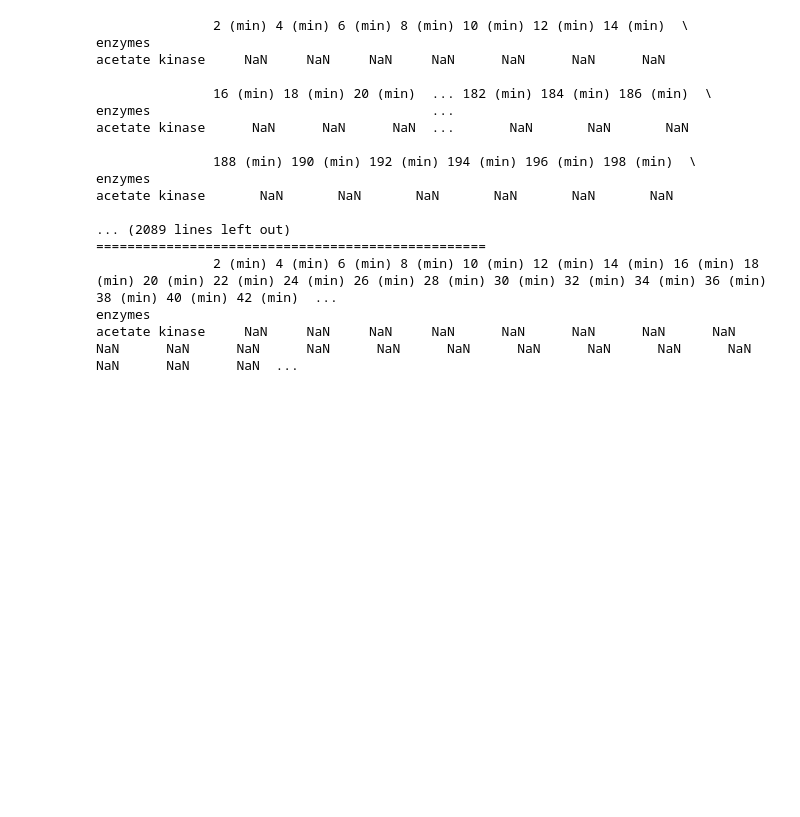
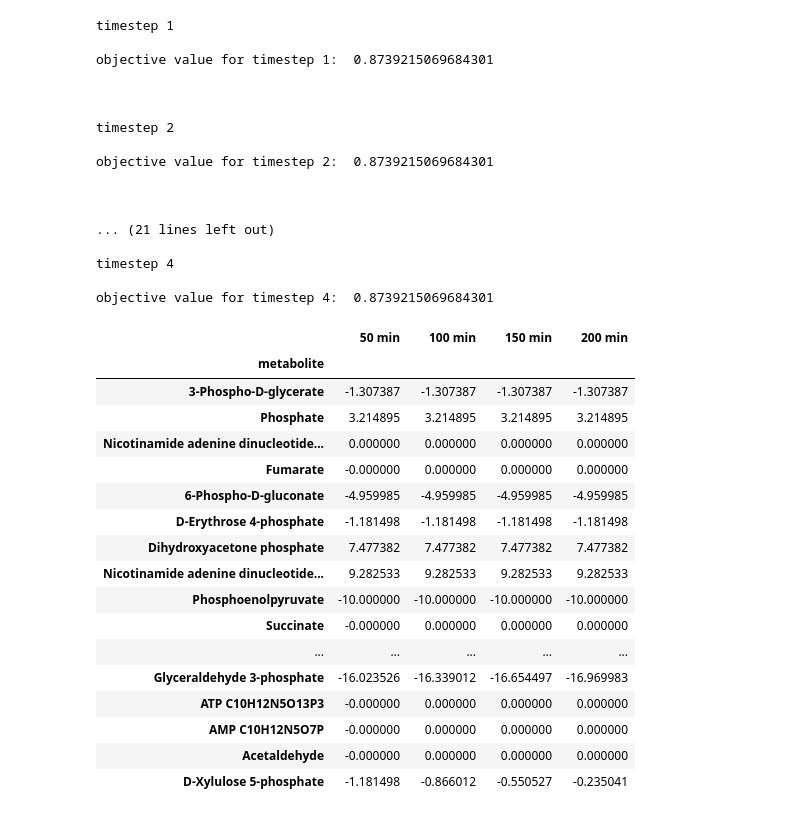
Before and after one commit to freiburgermsu/cFBA, a Jupyter notebook: examples/sample_dataset.ipynb, the cells around one changed output. Drawn from its saved outputs; the diff is of its cells as text; code cells hidden in the pictures; blank space fills up the shorter version.

```diff
--- a/examples/sample_dataset.ipynb
+++ b/examples/sample_dataset.ipynb
@@ -3,8 +3,8 @@ from scipy.constants import micro, milli
 
 # define the initial conditions and kinetics data
 initial_conc = {
-    'Acetyl phosphate': 0.1,
-    'ADP': 0.3
+    'Acetyl phosphate': 0.8,
+    'ADP': 1
 }
 
 kinetics_data = {
@@ -38,33 +38,57 @@ kinetics_data = {
 
 # define inital conditions
 total_minutes = 200
-timestep = 2
+timestep = 50
 temp_c = 25
 ph = 7
 # %%
 import cobra
+import pandas
 %run ../dfbapy/dfba.py
 
-
+pandas.set_option('max_rows', None)
 
 # initiate the dFBA object
 dfba = dFBA('e_coli_core.xml',  kinetics_data, verbose = False, printing = True)
-dfba.simulate(initial_conc, total_minutes, timestep, temp_c, ph)
+solutions = dfba.simulate(initial_conc, total_minutes, timestep, temp_c, ph)
+display(dfba.concentrations)
+display(dfba.fluxes)
+for solution in solutions:
+    print(f'\n\nSolution {solutions.index(solution)}')
+    print(solution.fluxes)
 # %% [output]
-               2 (min) 4 (min) 6 (min) 8 (min) 10 (min) 12 (min) 14 (min)  \
-enzymes
-acetate kinase     NaN     NaN     NaN     NaN      NaN      NaN      NaN
+timestep 1
 
-               16 (min) 18 (min) 20 (min)  ... 182 (min) 184 (min) 186 (min)  \
-enzymes                                    ...
-acetate kinase      NaN      NaN      NaN  ...       NaN       NaN       NaN
+objective value for timestep 1:  0.8739215069684301
 
-               188 (min) 190 (min) 192 (min) 194 (min) 196 (min) 198 (min)  \
-enzymes
-acetate kinase       NaN       NaN       NaN       NaN       NaN       NaN
 
-... (2089 lines left out)
-==================================================
-               2 (min) 4 (min) 6 (min) 8 (min) 10 (min) 12 (min) 14 (min) 16 (min) 18 (min) 20 (min) 22 (min) 24 (min) 26 (min) 28 (min) 30 (min) 32 (min) 34 (min) 36 (min) 38 (min) 40 (min) 42 (min)  ...
-enzymes
-acetate kinase     NaN     NaN     NaN     NaN      NaN      NaN      NaN      NaN      NaN      NaN      NaN      NaN      NaN      NaN      NaN      NaN      NaN      NaN      NaN      NaN      NaN  ...
+
+timestep 2
+
+objective value for timestep 2:  0.8739215069684301
+
+
+
+... (21 lines left out)
+
+timestep 4
+
+objective value for timestep 4:  0.8739215069684301
+|  | 50 min | 100 min | 150 min | 200 min |
+| metabolite |  |  |  |  |
+| 3-Phospho-D-glycerate | -1.307387 | -1.307387 | -1.307387 | -1.307387 |
+| Phosphate | 3.214895 | 3.214895 | 3.214895 | 3.214895 |
+| Nicotinamide adenine dinucleotide... | 0.000000 | 0.000000 | 0.000000 | 0.000000 |
+| Fumarate | -0.000000 | 0.000000 | 0.000000 | 0.000000 |
+| 6-Phospho-D-gluconate | -4.959985 | -4.959985 | -4.959985 | -4.959985 |
+| D-Erythrose 4-phosphate | -1.181498 | -1.181498 | -1.181498 | -1.181498 |
+| Dihydroxyacetone phosphate | 7.477382 | 7.477382 | 7.477382 | 7.477382 |
+| Nicotinamide adenine dinucleotide... | 9.282533 | 9.282533 | 9.282533 | 9.282533 |
+| Phosphoenolpyruvate | -10.000000 | -10.000000 | -10.000000 | -10.000000 |
+| Succinate | -0.000000 | 0.000000 | 0.000000 | 0.000000 |
+| ... | ... | ... | ... | ... |
+| Glyceraldehyde 3-phosphate | -16.023526 | -16.339012 | -16.654497 | -16.969983 |
+| ATP C10H12N5O13P3 | -0.000000 | 0.000000 | 0.000000 | 0.000000 |
+| AMP C10H12N5O7P | -0.000000 | 0.000000 | 0.000000 | 0.000000 |
+| Acetaldehyde | -0.000000 | 0.000000 | 0.000000 | 0.000000 |
+| D-Xylulose 5-phosphate | -1.181498 | -0.866012 | -0.550527 | -0.235041 |
```
Also changed, not shown: parts of 2 cells of this notebook, 14 other files.
